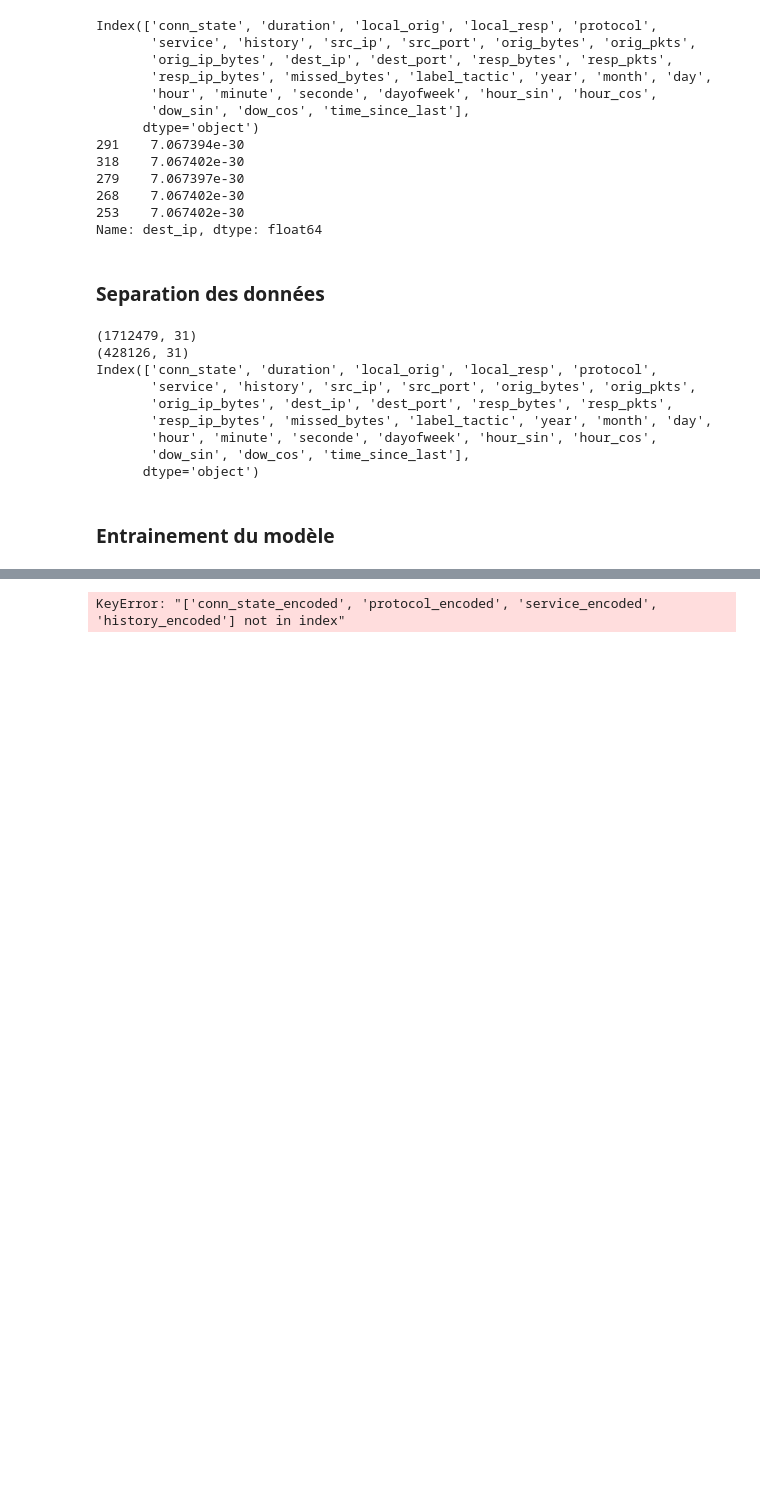
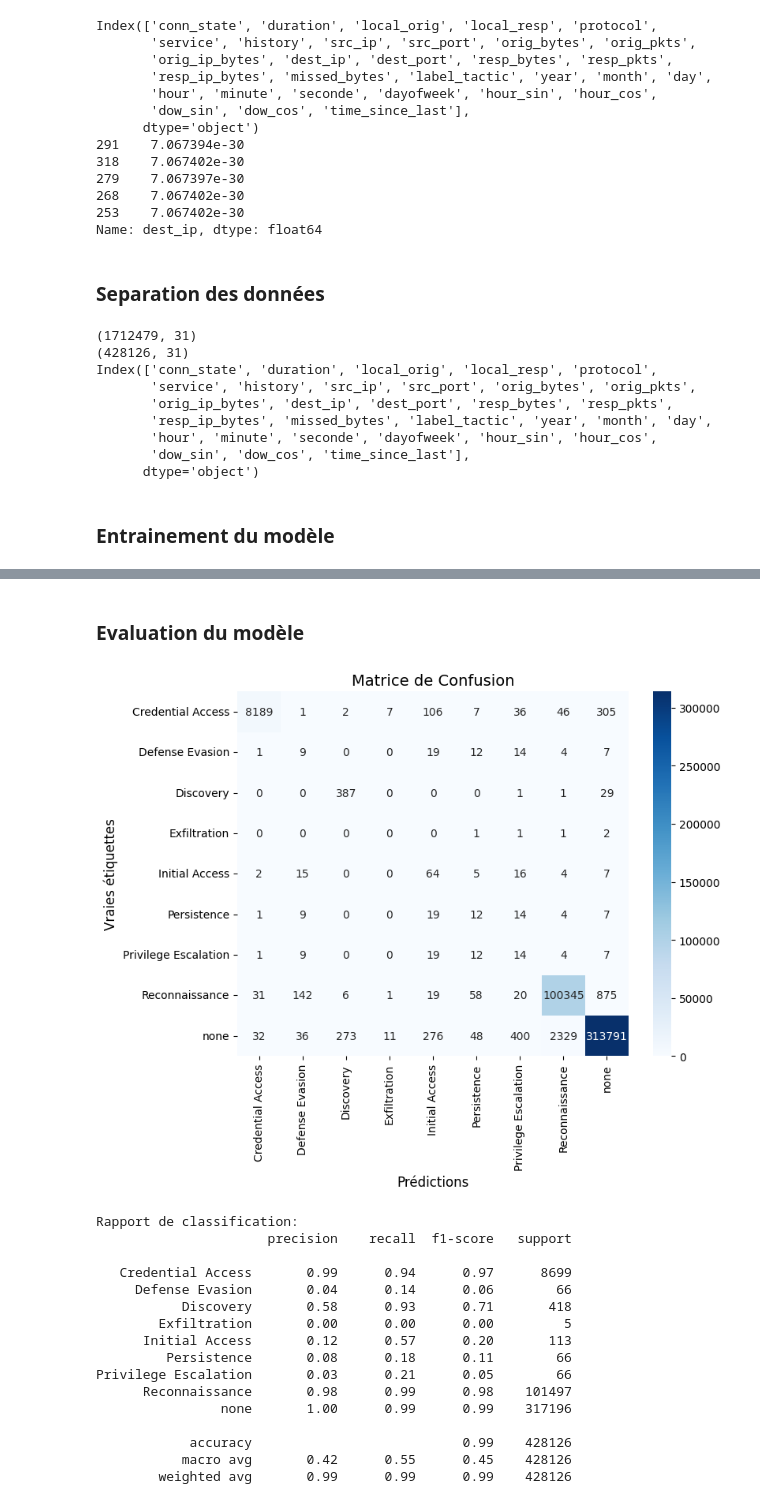
Before and after one commit to LeNonante/Logniscient, a Jupyter notebook: Model/Models.ipynb, the cells around one changed output, grey strips where cells are left out. Drawn from its saved outputs; the diff is of its cells as text; code cells hidden in the pictures; blank space fills up the shorter version.

Commit message:
Matrice confusion

```diff
--- a/Model/Models.ipynb
+++ b/Model/Models.ipynb
@@ -232,58 +189,61 @@ Rapport de classification:
+# %% [markdown]
+### Evaluation du modèle
 # %%
-
-
-# 8. Créer les datasets LightGBM
-categorical_indices = [features.index(col) for col in encoded_categorical]
-train_data = lgb.Dataset(X_train, label=y_train, categorical_feature=categorical_indices)
-test_data = lgb.Dataset(X_test, label=y_test, reference=train_data)
-
-# 9. Paramètres LightGBM
-num_classes = len(encoders['label_tactic'].classes_)
-params = {
-    'objective': 'multiclass',
-    'num_class': num_classes,
-    'metric': 'multi_logloss',
-    'boosting_type': 'gbdt',
-    'num_leaves': 31,
-    'learning_rate': 0.05,
-    'feature_fraction': 0.9,
-    'verbose': -1
-}
-
-# 10. Entraîner le modèle
-gbm = lgb.train(
-    params,
-    train_data,
-    num_boost_round=100,
-    valid_sets=[test_data],
-    early_stopping_rounds=10
-)
-
 # 11. Évaluer le modèle
 y_pred = gbm.predict(X_test, num_iteration=gbm.best_iteration)
 y_pred_class = np.argmax(y_pred, axis=1)
 
 # Reconvertir en labels textuels pour l'évaluation
 y_pred_labels = encoders['label_tactic'].inverse_transform(y_pred_class)
 y_test_labels = encoders['label_tactic'].inverse_transform(y_test)
 
 # Afficher les résultats
 from sklearn.metrics import classification_report, confusion_matrix
-print("\nMatrice de confusion:")
-print(confusion_matrix(y_test, y_pred_class))
+cm=confusion_matrix(y_test, y_pred_class)
+
+labels = np.unique(y_test_labels)
+
+# Afficher sous forme de heatmap
+plt.figure(figsize=(8, 6))
+ax = sns.heatmap(cm, annot=True, fmt='d', cmap='Blues', xticklabels=labels , yticklabels=labels)
+#annot= affichage des valeurs dans les carrés  fmt = formatage des valeurs, d = entier (par exemple si c'est 0.87, il sera affiché 1).
+
+# Ajouter les labels APRÈS avoir tracé la heatmap
+ax.set_xlabel('Prédictions', fontsize=12)
+ax.set_ylabel('Vraies étiquettes', fontsize=12)
+ax.set_title('Matrice de Confusion', fontsize=14)
+plt.show()
+
+
 
 print("\nRapport de classification:")
 print(classification_report(y_test_labels, y_pred_labels))
 
 # Sauvegarder le modèle et les encodeurs
 import pickle
 model_package = {
     'model': gbm,
     'encoders': encoders,
     'features': features
 }
 
 with open('lightgbm_model_package.pkl', 'wb') as f:
     pickle.dump(model_package, f)
 # %% [output]
+[figure, added]
-KeyError: "['conn_state_encoded', 'protocol_encoded', 'service_encoded', 'history_encoded'] not in index"
+Rapport de classification:
+                      precision    recall  f1-score   support
+
+   Credential Access       0.99      0.94      0.97      8699
+     Defense Evasion       0.04      0.14      0.06        66
+           Discovery       0.58      0.93      0.71       418
+        Exfiltration       0.00      0.00      0.00         5
+      Initial Access       0.12      0.57      0.20       113
+         Persistence       0.08      0.18      0.11        66
+Privilege Escalation       0.03      0.21      0.05        66
+      Reconnaissance       0.98      0.99      0.98    101497
+                none       1.00      0.99      0.99    317196
+
+            accuracy                           0.99    428126
+           macro avg       0.42      0.55      0.45    428126
+        weighted avg       0.99      0.99      0.99    428126
```
Also changed, not shown: parts of 4 cells of this notebook.
